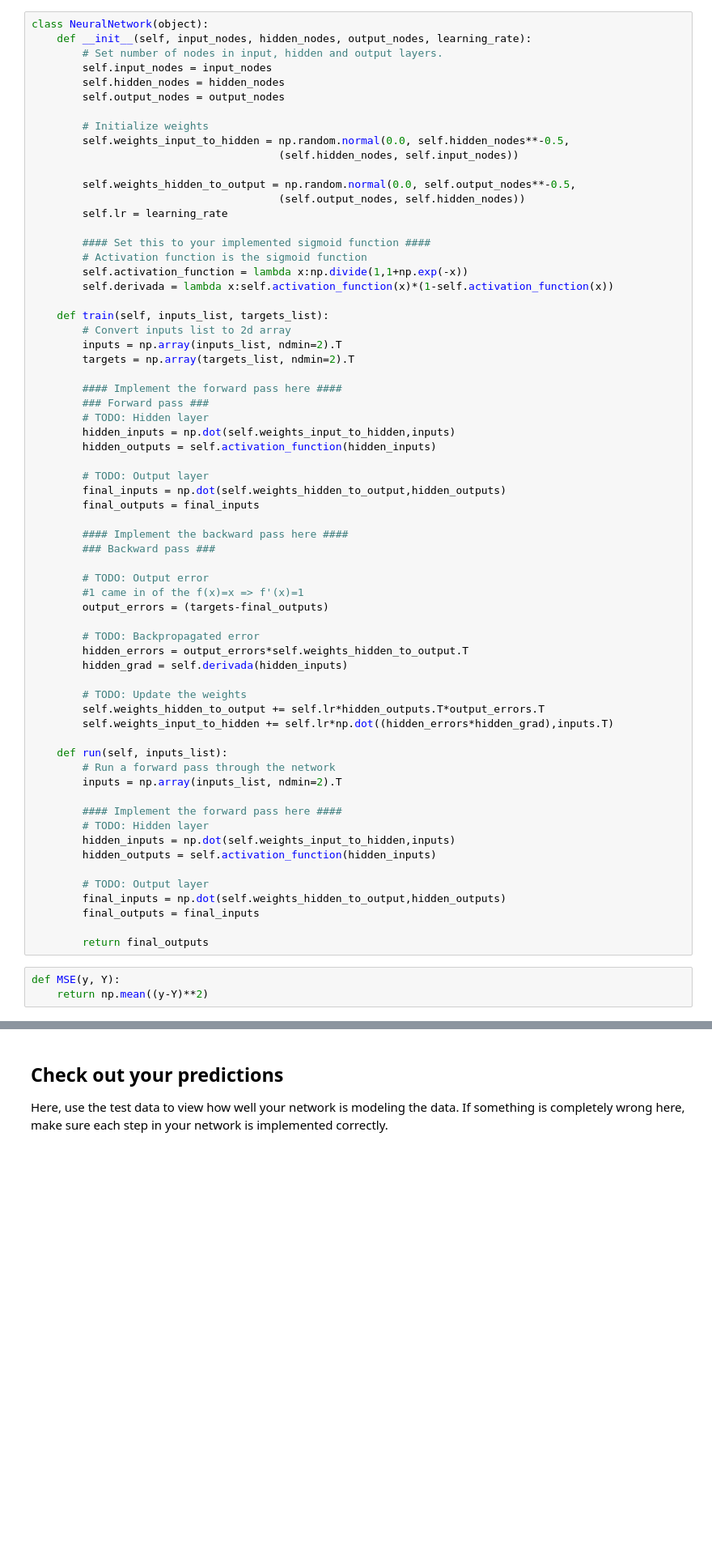
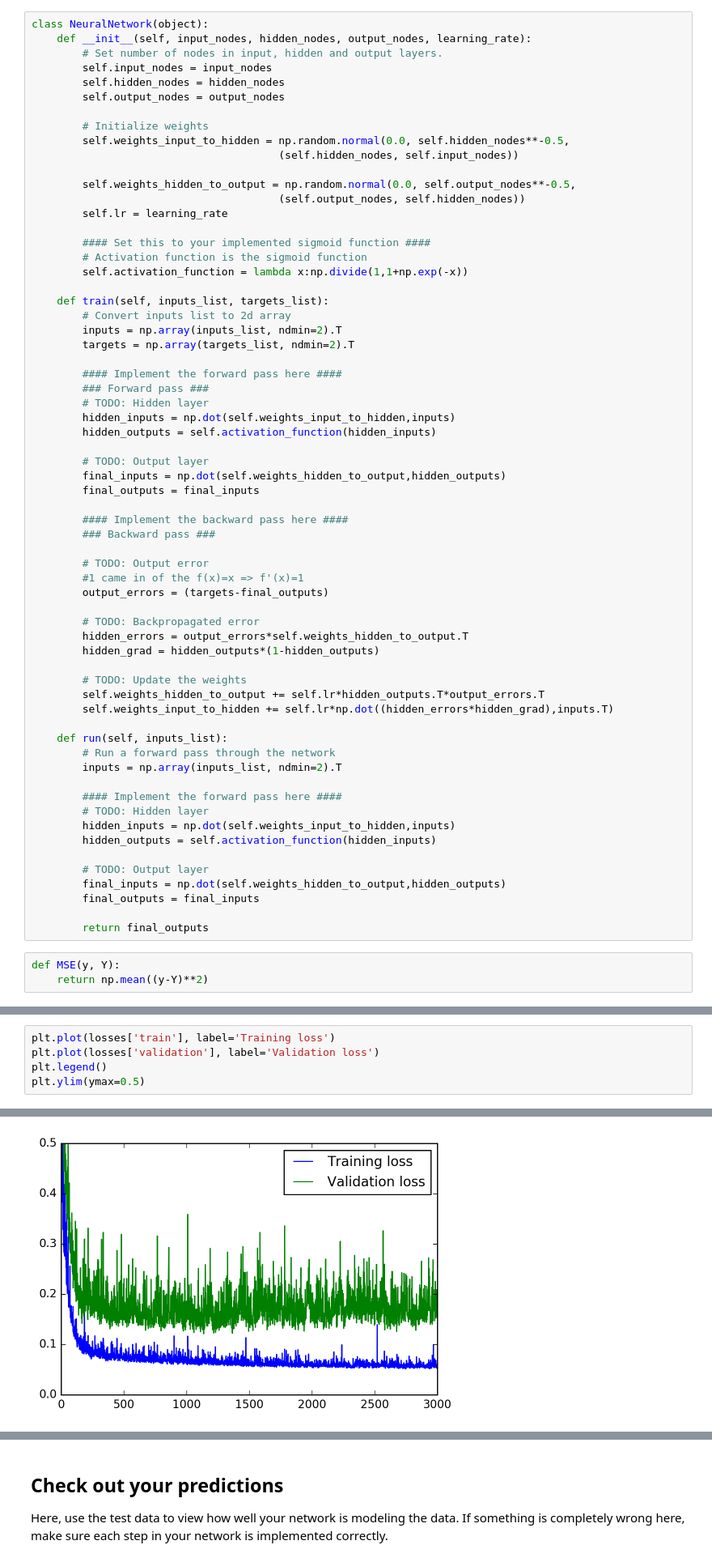
Before and after one commit to fertft1/Deep-Learning, a Jupyter notebook: Projeto1/dlnd-your-first-neural-network.ipynb, the cells around one changed output, grey strips where cells are left out. Shown at 81% size. Saved outputs shown, nothing was run; the diff lists cells and outputs as text; blank space fills up the shorter version.

```diff
--- a/Projeto1/dlnd-your-first-neural-network.ipynb
+++ b/Projeto1/dlnd-your-first-neural-network.ipynb
@@ -125,7 +125,6 @@ class NeuralNetwork(object):
         #### Set this to your implemented sigmoid function ####
         # Activation function is the sigmoid function
         self.activation_function = lambda x:np.divide(1,1+np.exp(-x))
-        self.derivada = lambda x:self.activation_function(x)*(1-self.activation_function(x))
 
     def train(self, inputs_list, targets_list):
         # Convert inputs list to 2d array
@@ -151,7 +150,7 @@ class NeuralNetwork(object):
 
         # TODO: Backpropagated error
         hidden_errors = output_errors*self.weights_hidden_to_output.T
-        hidden_grad = self.derivada(hidden_inputs)
+        hidden_grad = hidden_outputs*(1-hidden_outputs)
 
         # TODO: Update the weights
         self.weights_hidden_to_output += self.lr*hidden_outputs.T*output_errors.T
@@ -222,0 +222,6 @@ Progress: 99.8% ... Training loss: 0.086 ... Validation loss: 0.167
+# %%
+plt.plot(losses['train'], label='Training loss')
+plt.plot(losses['validation'], label='Validation loss')
+plt.legend()
+plt.ylim(ymax=0.5)
+# %% [output]
@@ -222,0 +229 @@ Progress: 99.8% ... Training loss: 0.086 ... Validation loss: 0.167
+[figure, added]
```
Also changed, not shown: parts of 7 cells of this notebook, 1 other file.
